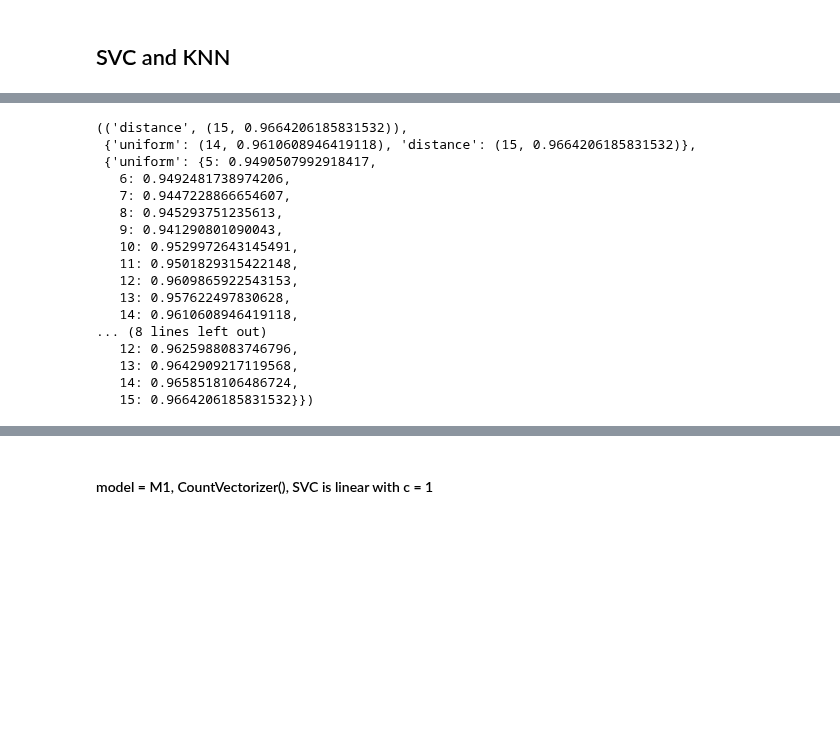
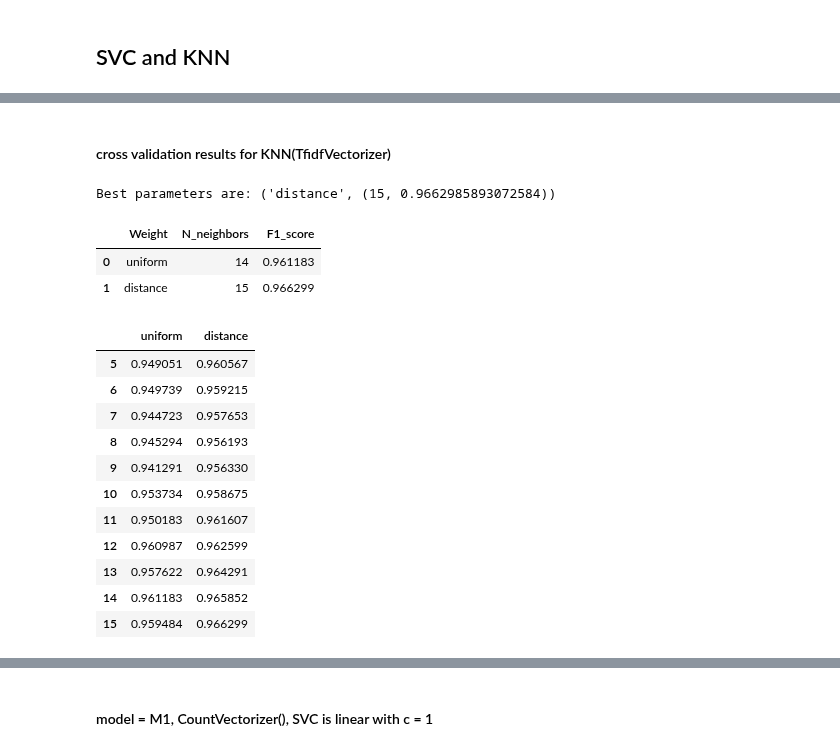
Before and after one commit to ECS171-Project/Final-project, a Jupyter notebook: SVC and KNN.ipynb, the cells around one changed output, grey strips where cells are left out. Saved outputs shown, nothing was run; the diff lists cells and outputs as text; code cells hidden in the pictures; blank space fills up the shorter version.

```diff
--- a/SVC and KNN.ipynb
+++ b/SVC and KNN.ipynb
@@ -347,22 +316,30 @@ compare_result3
+# %% [markdown]
+#### cross validation results for KNN(TfidfVectorizer)
 # %%
 compare_result4 = best_parameter(metric_used, Weights, N_neighbors, s4)
-compare_result4
-# %% [output]
-(('distance', (15, 0.9664206185831532)),
- {'uniform': (14, 0.9610608946419118), 'distance': (15, 0.9664206185831532)},
- {'uniform': {5: 0.9490507992918417,
-   6: 0.9492481738974206,
-   7: 0.9447228866654607,
-   8: 0.945293751235613,
-   9: 0.941290801090043,
-   10: 0.9529972643145491,
-   11: 0.9501829315422148,
-   12: 0.9609865922543153,
-   13: 0.957622497830628,
-   14: 0.9610608946419118,
-... (8 lines left out)
-   12: 0.9625988083746796,
-   13: 0.9642909217119568,
-   14: 0.9658518106486724,
-   15: 0.9664206185831532}})
+# %%
+report_best_model(compare_result4)
+# %% [output]
+Best parameters are: ('distance', (15, 0.9662985893072584))
+# %%
+report_results1(compare_result4,"Weight",'N_neighbors')
+# %% [output]
+|  | Weight | N_neighbors | F1_score |
+| 0 | uniform | 14 | 0.961183 |
+| 1 | distance | 15 | 0.966299 |
+# %%
+report_results2(compare_result4,"Weight",'N_neighbors')
+# %% [output]
+|  | uniform | distance |
+| 5 | 0.949051 | 0.960567 |
+| 6 | 0.949739 | 0.959215 |
+| 7 | 0.944723 | 0.957653 |
+| 8 | 0.945294 | 0.956193 |
+| 9 | 0.941291 | 0.956330 |
+| 10 | 0.953734 | 0.958675 |
+| 11 | 0.950183 | 0.961607 |
+| 12 | 0.960987 | 0.962599 |
+| 13 | 0.957622 | 0.964291 |
+| 14 | 0.961183 | 0.965852 |
+| 15 | 0.959484 | 0.966299 |
 # %% [markdown]
```
Also changed, not shown: parts of 54 cells of this notebook, 1 other file.
